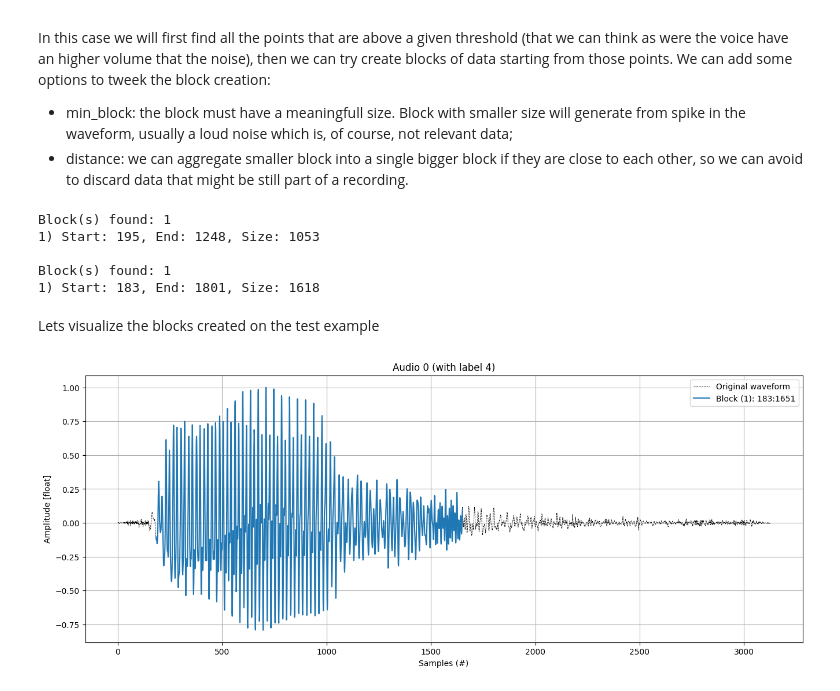
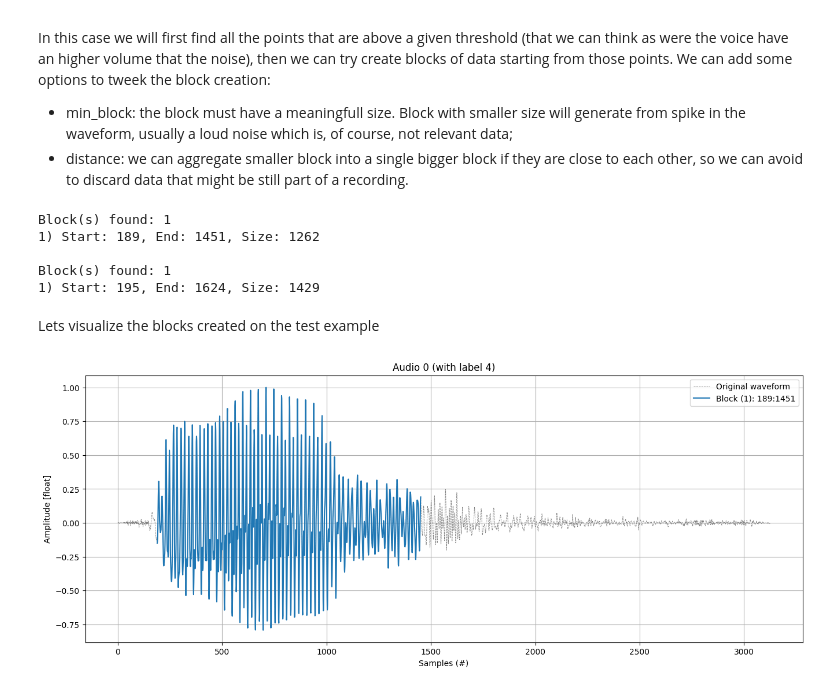
Before and after one commit to Ciovino/lab7-dsl, a Jupyter notebook: 07Lab_analysis.ipynb, the cells around one changed output. Drawn from its saved outputs; the diff is of its cells as text; code cells hidden in the pictures.

```diff
--- a/07Lab_analysis.ipynb
+++ b/07Lab_analysis.ipynb
@@ -144,9 +155,7 @@ Since many audio files have different volume level and different length, to be a
 
 A first operation might be an audio signal normalization, which permits us to compere audio with different volumes
 # %%
-import numpy as np
-
-def normalize_audio(audio_data, samplerate = 8000, target_level=1.0):
+def normalize_audio(audio_data, samplerate = 8000, target_level=1.0)-> np.array:
     """Normalizes audio data.
 
     Args:
@@ -159,14 +168,14 @@ def normalize_audio(audio_data, samplerate = 8000, target_level=1.0):
     """
 
     # Peak normalization
-    peak = np.max(np.abs(audio_data))
-    normalized_data = audio_data * (target_level / peak)
+    peak: int = np.max(np.abs(audio_data))
+    normalized_data: np.array = audio_data * (target_level / peak)
 
     return normalized_data
 # %% [markdown]
 Let's then compare the original and the normalized signal
 # %%
-peak_test = normalize_audio(data, sample_rate)
+peak_test: np.array = normalize_audio(data, sample_rate)
 # print(f'Normalized shape {peak_test.shape}; Normalized Data Type {peak_test.dtype}')
 
 fig, ax = plt.subplots(nrows = 2, ncols = 1, figsize = (16, 8)) # create figure
@@ -196,12 +205,12 @@ In this case we will first find all the points that are above a given threshold
 - min_block: the block must have a meaningfull size. Block with smaller size will generate from spike in the waveform, usually a loud noise which is, of course, not relevant data;
 - distance: we can aggregate smaller block into a single bigger block if they are close to each other, so we can avoid to discard data that might be still part of a recording.
 # %%
-def split_audio_blocks(data: np.array, threshold: float = .2, min_block: int = 100, distance: int = 25) -> list[tuple]:
+def split_audio_blocks(data: np.array, threshold: float = .15, min_block: int = 100, distance: int = 25) -> list[tuple]:
     """Split the audio in blocks of relevant data
 
     Args:
         data (np.array): Normalized data array
-        threshold (float, optional): Points that are above the threshold should be considered as voice. Defaults to .2.
+        threshold (float, optional): Points that are above the threshold should be considered as voice. Defaults to .15.
         min_block (int, optional): Minimum size of each block. Defaults to 100.
         distance (int, optional): If the distance between two blocks is less than this value, the two blocks will be merged. Defaults to 25.
 
@@ -212,19 +221,19 @@ def split_audio_blocks(data: np.array, threshold: float = .2, min_block: int = 1
             -> size: size of the block (end - start)
     """
 
-    voice = np.abs(data)
-    indexes = np.where(voice > threshold)[0] # All point above the treshold
+    voice: np.array = np.abs(data)
+    indexes: np.array = np.where(voice > threshold)[0] # All point above the treshold
 
     # add 0 and voice.shape[0]
     indexes = np.insert(indexes, 0, 0)
     indexes = np.insert(indexes, indexes.shape[0], voice.shape[0])
 
-    blocks = []
-    start_block = -1
+    blocks: list[tuple] = []
+    start_block: int = -1
     for idx in indexes:
         if start_block < 0: # start the creation of a new block
             start_block = idx
-            current = start_block
+            current: int = start_block
             continue
 
         if idx - current < distance: # add element to a block
@@ -245,39 +254,39 @@ def print_pretty_blocks(blocks: list[tuple]):
     print()
 
 # Using the test audio
-blocks = split_audio_blocks(peak_test) # default options
+blocks: list[tuple] = split_audio_blocks(peak_test) # default options
 print_pretty_blocks(blocks)
 
-blocks = split_audio_blocks(peak_test, threshold = .1, distance = 100) # adding some options
+blocks = split_audio_blocks(peak_test, threshold = .2, distance = 100) # adding some options
 print_pretty_blocks(blocks)
 # %% [output]
 Block(s) found: 1
-1) Start: 195, End: 1248, Size: 1053
+1) Start: 189, End: 1451, Size: 1262
 
 Block(s) found: 1
-1) Start: 183, End: 1801, Size: 1618
+1) Start: 195, End: 1624, Size: 1429
 # %% [markdown]
 Lets visualize the blocks created on the test example
 # %%
 fig, ax = plt.subplots(figsize = (16, 6))
 
-intervals = split_audio_blocks(peak_test, threshold = .1)
+blocks: list[tuple] = split_audio_blocks(peak_test)
 
 # full waveform
 samples_axis = np.linspace(0, peak_test.shape[0], peak_test.shape[0])
-ax.plot(samples_axis, peak_test, label = 'Original waveform', linestyle = '--', linewidth = .6, c='black')
+ax.plot(samples_axis, peak_test, label = 'Original waveform', linestyle = '--', linewidth = .6, c='gray')
 
-for i, interval in enumerate(intervals):
-    # draw new line on top of the original plot for each interval
-    interval_samples = np.linspace(interval[0], interval[1], interval[2])
-    ax.plot(interval_samples, peak_test[interval[0]:interval[1]], label = f'Block ({i+1}): {interval[0]}:{interval[1]}')
+for i, block in enumerate(blocks):
+    # draw new line on top of the original plot for each block
+    interval_samples = np.linspace(block[0], block[1], block[2])
+    ax.plot(interval_samples, peak_test[block[0]:block[1]], label = f'Block ({i+1}): {block[0]}:{block[1]}')
 
 ax.set_xlabel(xlabel = 'Samples (#)')
 ax.set_ylabel(ylabel = 'Amplitude [float]')
 ax.legend()
 ax.grid()
 
 plt.title(f'Audio {test_element.name} (with label {test_element['label']})')
 plt.show()
 # %% [output]
-[figure, old version]
+[figure, new version]
```
Also changed, not shown: parts of 6 cells of this notebook.
